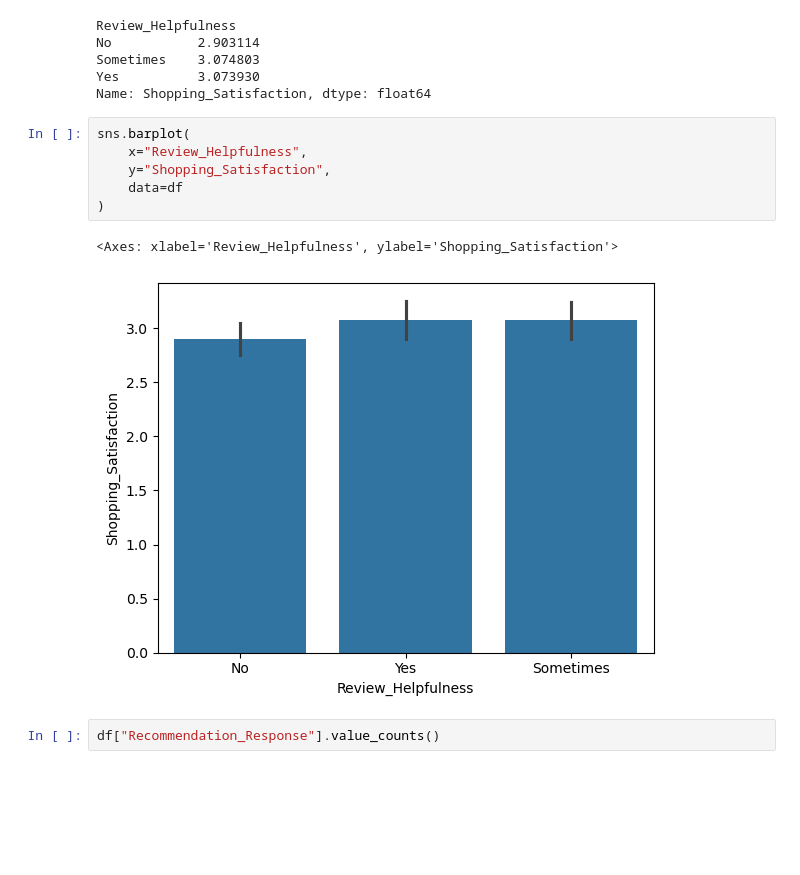
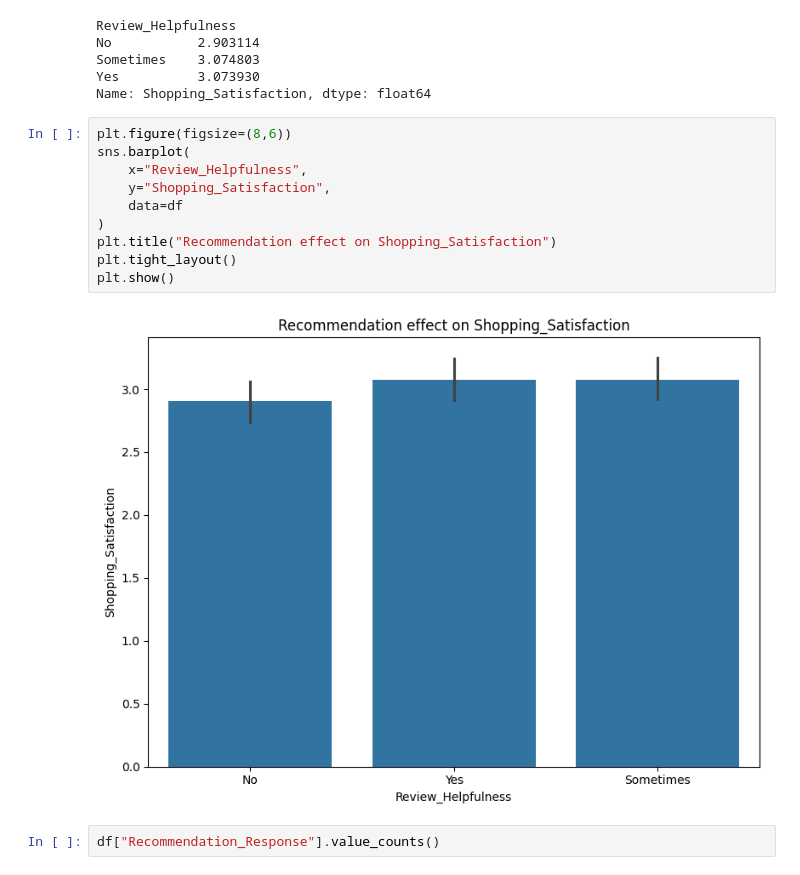
Before and after one commit to hchikhlonde14/Market-Basket-Analysis-for-Amazon, a Jupyter notebook: notebooks/MarketAnalysis.ipynb, the cells around one changed output. Cells and saved outputs as stored; diff of their text form; blank space fills up the shorter version.

```diff
--- a/notebooks/MarketAnalysis.ipynb
+++ b/notebooks/MarketAnalysis.ipynb
@@ -753,14 +795,17 @@ Sometimes    3.074803
 Yes          3.073930
 Name: Shopping_Satisfaction, dtype: float64
 # %%
+plt.figure(figsize=(8,6))
 sns.barplot(
     x="Review_Helpfulness",
     y="Shopping_Satisfaction",
     data=df
 )
+plt.title("Recommendation effect on Shopping_Satisfaction")
+plt.tight_layout()
+plt.show()
 # %% [output]
-<Axes: xlabel='Review_Helpfulness', ylabel='Shopping_Satisfaction'>
-[figure, old version]
+[figure, new version]
 # %%
 df["Recommendation_Response"].value_counts()
 # %% [output]
```
Also changed, not shown: parts of 33 cells of this notebook, 1 other file.
